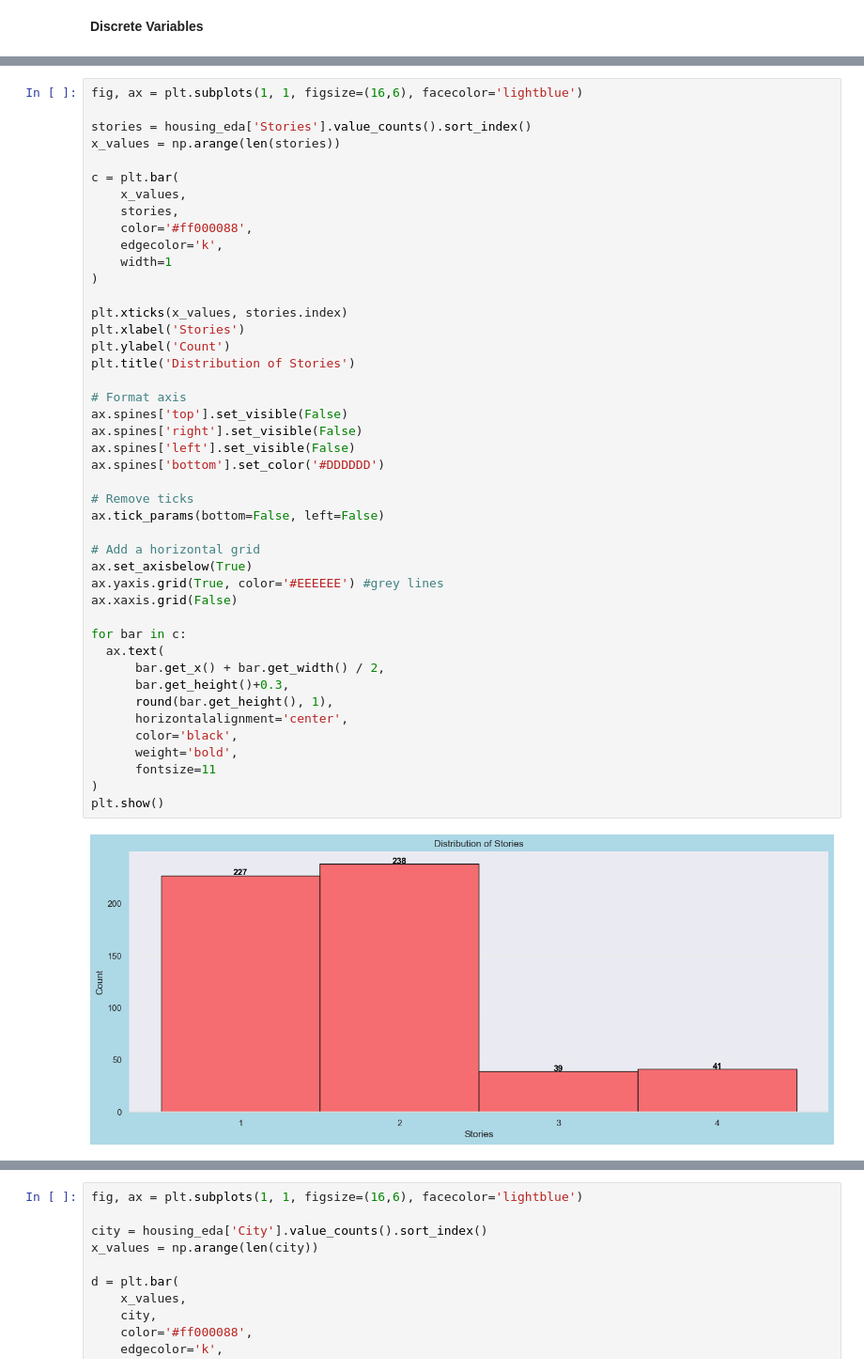
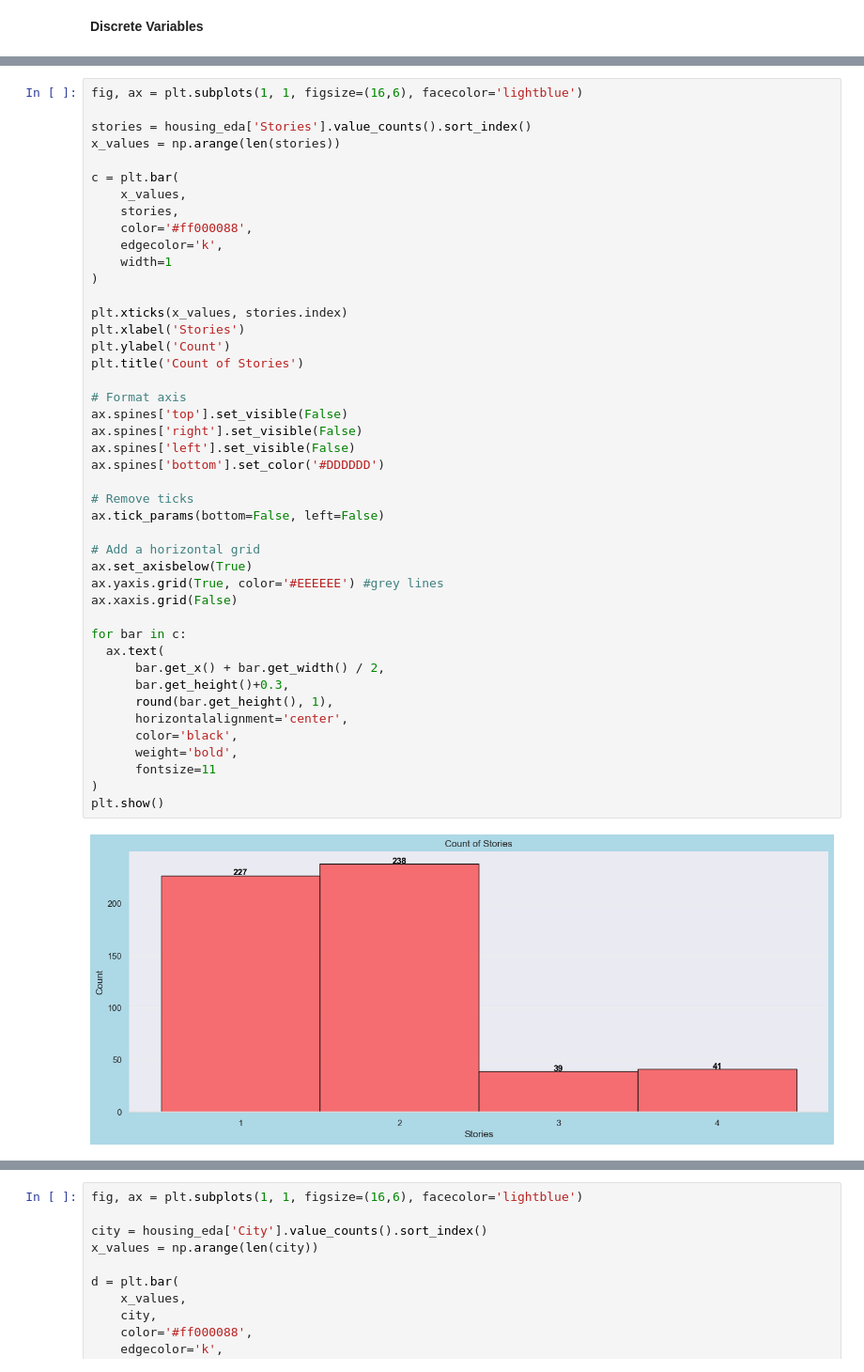
Before and after one commit to lzklucas/SP, a Jupyter notebook: Y2S1/AIML/CA1/reports/Regression/AIML_CA1(Regression).ipynb, the cells around one changed output, grey strips where cells are left out. Shown at 94% size. Drawn from its saved outputs; the diff is of its cells as text.

```diff
--- a/Y2S1/AIML/CA1/reports/Regression/AIML_CA1(Regression).ipynb
+++ b/Y2S1/AIML/CA1/reports/Regression/AIML_CA1(Regression).ipynb
@@ -387,32 +478,32 @@ c = plt.bar(
 plt.xticks(x_values, stories.index)
 plt.xlabel('Stories')
 plt.ylabel('Count')
-plt.title('Distribution of Stories')
+plt.title('Count of Stories')
 
 # Format axis
 ax.spines['top'].set_visible(False)
 ax.spines['right'].set_visible(False)
 ax.spines['left'].set_visible(False)
 ax.spines['bottom'].set_color('#DDDDDD')
 
 # Remove ticks
 ax.tick_params(bottom=False, left=False)
 
 # Add a horizontal grid
 ax.set_axisbelow(True)
 ax.yaxis.grid(True, color='#EEEEEE') #grey lines
 ax.xaxis.grid(False)
 
 for bar in c:
   ax.text(
       bar.get_x() + bar.get_width() / 2,
       bar.get_height()+0.3,
       round(bar.get_height(), 1),
       horizontalalignment='center',
       color='black',
       weight='bold',
       fontsize=11
 )
 plt.show()
 # %% [output]
-[figure, old version]
+[figure, new version]
```
Also changed, not shown: parts of 182 cells of this notebook, 20 other files.
